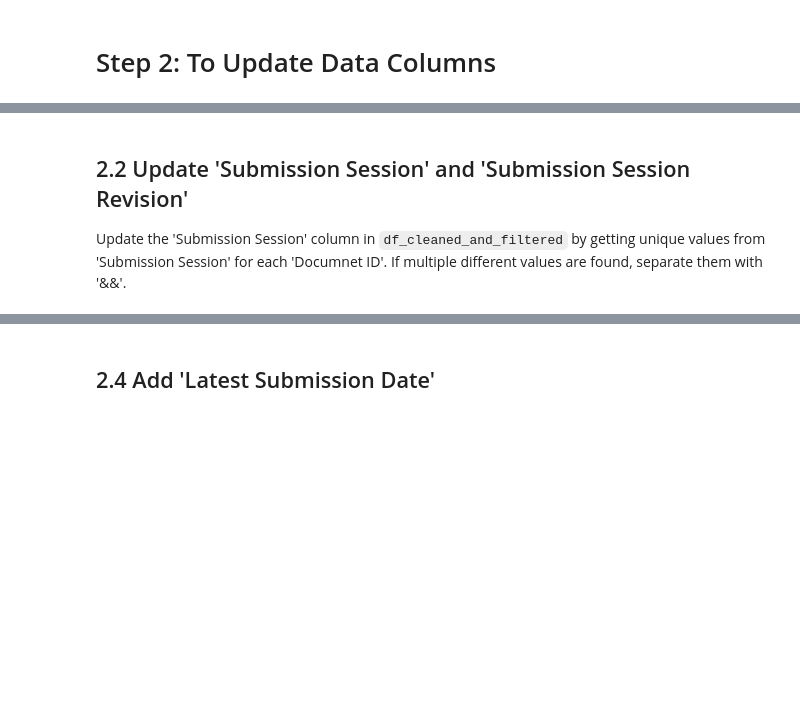
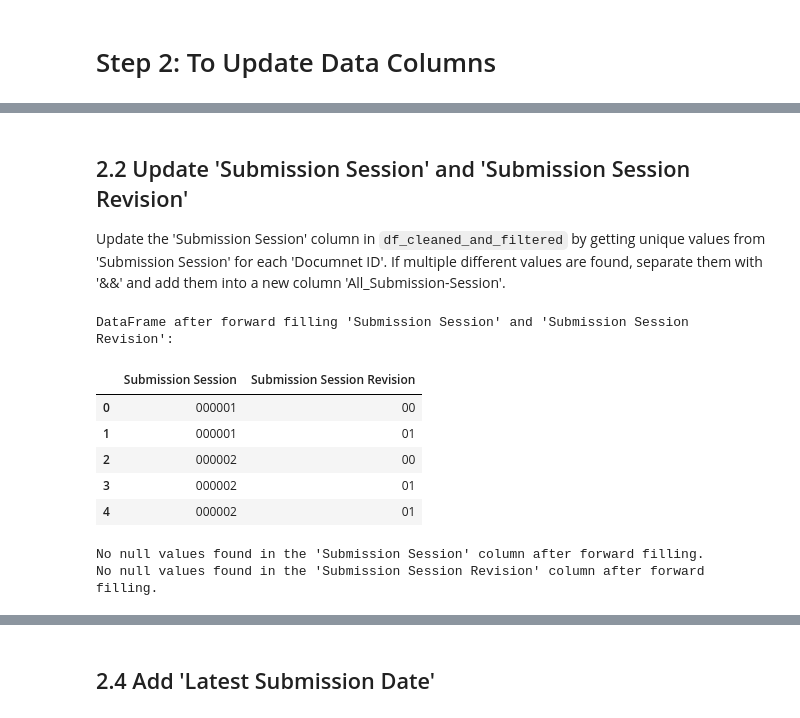
Before and after one commit to chinwarsoon/Engineering-and-Design, a Jupyter notebook: dcc/dcc_mdl_copy.ipynb, the cells around one changed output, grey strips where cells are left out. Cells and saved outputs as stored; diff of their text form; code cells hidden in the pictures; blank space fills up the shorter version.

```diff
--- a/dcc/dcc_mdl_copy.ipynb
+++ b/dcc/dcc_mdl_copy.ipynb
@@ -311,31 +568,42 @@ else:
 # %% [markdown]
 ## 2.2 Update 'Submission Session' and 'Submission Session Revision'
 
-Update the 'Submission Session' column in `df_cleaned_and_filtered` by getting unique values from 'Submission Session' for each 'Documnet ID'. If multiple different values are found, separate them with '&&'.
+Update the 'Submission Session' column in `df_cleaned_and_filtered` by getting unique values from 'Submission Session' for each 'Documnet ID'. If multiple different values are found, separate them with '&&' and add them into a new column 'All_Submission-Session'.
 # %%
 # Need to check and update 'Submission Session' and 'Submission Session Revision'.
 # forward fill for column 'Submission Session'. Change 'Submission Session' to string and format like '000001' etc.
 # forward fill for column 'Submission Session Revision' per 'Submission Session'. if still null after forward fill, assign 0 as default revision number.
 # Change 'Submission Session Revision' to string and format like '00', '01', etc.
 df_cleaned_and_filtered['Submission Session'] = df_cleaned_and_filtered['Submission Session'].ffill().astype(int).astype(str).str.zfill(6)
 df_cleaned_and_filtered['Submission Session Revision'] = df_cleaned_and_filtered.groupby('Submission Session')['Submission Session Revision'].ffill().fillna(0).astype(int).astype(str).str.zfill(2)
 print("DataFrame after forward filling 'Submission Session' and 'Submission Session Revision':")
-display(df_cleaned_and_filtered[['Submission Session', 'Submission Session Revision']].head(10))
+display(df_cleaned_and_filtered[['Submission Session', 'Submission Session Revision']].head())
+
 # check if there are still any null values in 'Submission Session' and 'Submission Session Revision' after forward filling
 num_null_submission_session = df_cleaned_and_filtered['Submission Session'].isnull().sum()
 num_null_submission_session_revision = df_cleaned_and_filtered['Submission Session Revision'].isnull().sum()
 if num_null_submission_session > 0:
     print(f"There are {num_null_submission_session} null values in the 'Submission Session' column after forward filling.")
     print("Rows with null 'Submission Session' values:")
     display(df_cleaned_and_filtered[df_cleaned_and_filtered['Submission Session'].isnull()])
 else:
     print("No null values found in the 'Submission Session' column after forward filling.")
 if num_null_submission_session_revision > 0:
     print(f"There are {num_null_submission_session_revision} null values in the 'Submission Session Revision' column after forward filling.")
     print("Rows with null 'Submission Session Revision' values:")
     display(df_cleaned_and_filtered[df_cleaned_and_filtered['Submission Session Revision'].isnull()])
 else:
     print("No null values found in the 'Submission Session Revision' column after forward filling.")
+# %% [output]
+DataFrame after forward filling 'Submission Session' and 'Submission Session Revision':
+|  | Submission Session | Submission Session Revision |
+| 0 | 000001 | 00 |
+| 1 | 000001 | 01 |
+| 2 | 000002 | 00 |
+| 3 | 000002 | 01 |
+| 4 | 000002 | 01 |
+No null values found in the 'Submission Session' column after forward filling.
+No null values found in the 'Submission Session Revision' column after forward filling.
 # %%
 # Group by 'Document ID' and aggregate unique 'Submission Session' values (separated by "&&" if multiple).
 df_submission_sessions = df_cleaned_and_filtered.groupby('Document ID')['Submission Session'].apply(lambda x: '&&'.join(x.unique())).reset_index()
```
Also changed, not shown: parts of 23 cells of this notebook.
